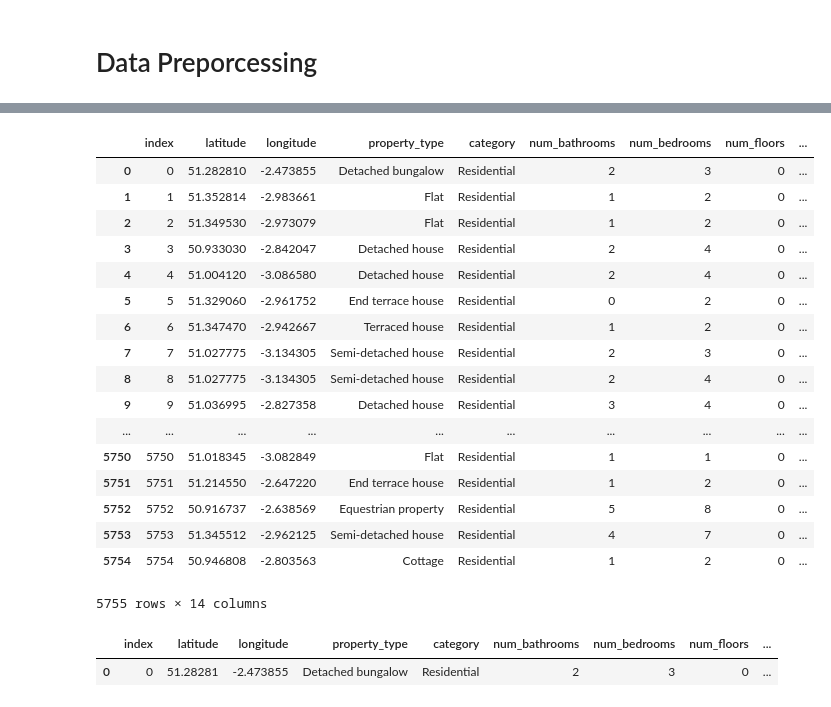
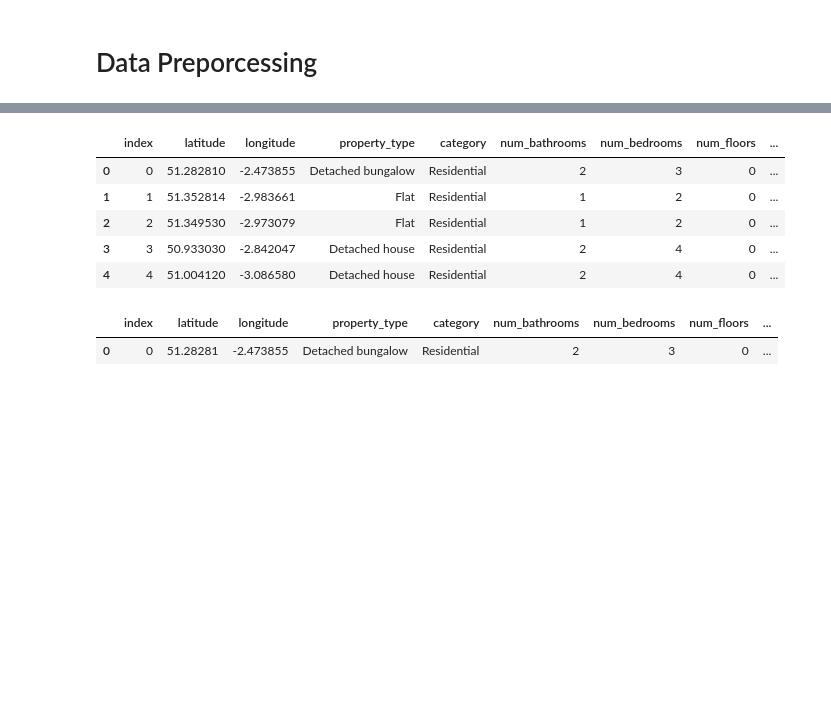
Before and after one commit to green-fox-academy/dongdong69, a Jupyter notebook: week-07/project/project_main.ipynb, the cells around one changed output, grey strips where cells are left out. Drawn from its saved outputs; the diff is of its cells as text; code cells hidden in the pictures; blank space fills up the shorter version.

```diff
--- a/week-07/project/project_main.ipynb
+++ b/week-07/project/project_main.ipynb
@@ -153,24 +125,12 @@ KeyError: 'new_home'
 # %%
-useful_information
+useful_information.head()
 # %% [output]
 |  | index | latitude | longitude | property_type | category | num_bathrooms | num_bedrooms | num_floors | ... |
 | 0 | 0 | 51.282810 | -2.473855 | Detached bungalow | Residential | 2 | 3 | 0 | ... |
 | 1 | 1 | 51.352814 | -2.983661 | Flat | Residential | 1 | 2 | 0 | ... |
 | 2 | 2 | 51.349530 | -2.973079 | Flat | Residential | 1 | 2 | 0 | ... |
 | 3 | 3 | 50.933030 | -2.842047 | Detached house | Residential | 2 | 4 | 0 | ... |
 | 4 | 4 | 51.004120 | -3.086580 | Detached house | Residential | 2 | 4 | 0 | ... |
-| 5 | 5 | 51.329060 | -2.961752 | End terrace house | Residential | 0 | 2 | 0 | ... |
-| 6 | 6 | 51.347470 | -2.942667 | Terraced house | Residential | 1 | 2 | 0 | ... |
-| 7 | 7 | 51.027775 | -3.134305 | Semi-detached house | Residential | 2 | 3 | 0 | ... |
-| 8 | 8 | 51.027775 | -3.134305 | Semi-detached house | Residential | 2 | 4 | 0 | ... |
-| 9 | 9 | 51.036995 | -2.827358 | Detached house | Residential | 3 | 4 | 0 | ... |
-| ... | ... | ... | ... | ... | ... | ... | ... | ... | ... |
-| 5750 | 5750 | 51.018345 | -3.082849 | Flat | Residential | 1 | 1 | 0 | ... |
-| 5751 | 5751 | 51.214550 | -2.647220 | End terrace house | Residential | 1 | 2 | 0 | ... |
-| 5752 | 5752 | 50.916737 | -2.638569 | Equestrian property | Residential | 5 | 8 | 0 | ... |
-| 5753 | 5753 | 51.345512 | -2.962125 | Semi-detached house | Residential | 4 | 7 | 0 | ... |
-| 5754 | 5754 | 50.946808 | -2.803563 | Cottage | Residential | 1 | 2 | 0 | ... |
-5755 rows × 14 columns
 # %%
 cate = useful_information.drop_duplicates(['category'])
 cate
```
Also changed, not shown: parts of 88 cells of this notebook, 3 other files.
